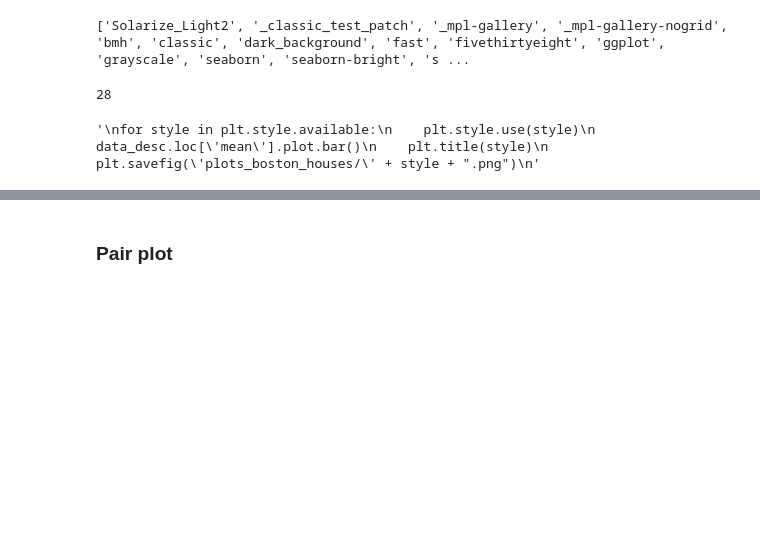
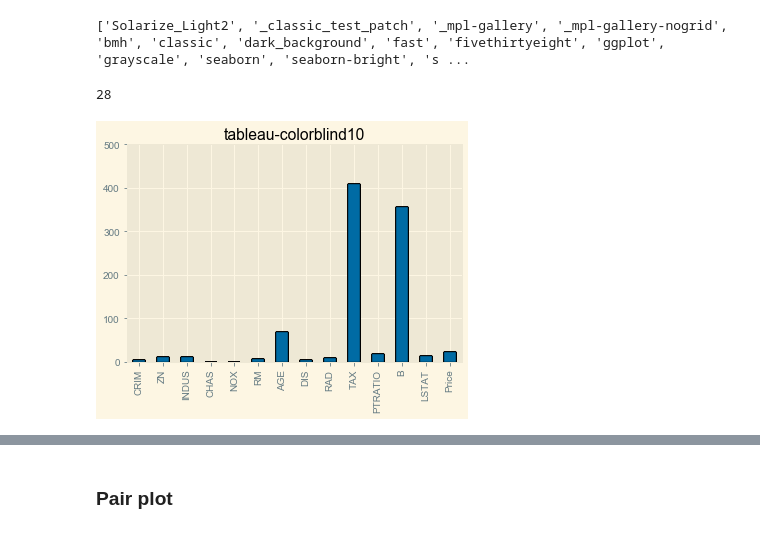
Before and after one commit to caiquemiranda/data-visualization-python, a Jupyter notebook: 09-analysis-visualization-boston-housing-data.ipynb, the cells around one changed output, grey strips where cells are left out. Cells and saved outputs as stored; diff of their text form; code cells hidden in the pictures; blank space fills up the shorter version.

Commit message:
boston-house-viz

```diff
--- a/09-analysis-visualization-boston-housing-data.ipynb
+++ b/09-analysis-visualization-boston-housing-data.ipynb
@@ -198,15 +198,14 @@ len(plt.style.available)
 # chose style
 # %%
 # viz styles plots
-'''
+
 for style in plt.style.available:
     plt.style.use(style)
     data_desc.loc['mean'].plot.bar()
     plt.title(style)
     plt.savefig('plots_boston_houses/' + style + ".png")
-'''
 # %% [output]
-'\nfor style in plt.style.available:\n    plt.style.use(style)\n    data_desc.loc[\'mean\'].plot.bar()\n    plt.title(style)\n    plt.savefig(\'plots_boston_houses/\' + style + ".png")\n'
+[figure, added]
 # %%
 plt.style.use('ggplot')
 data_desc.loc['mean'].plot.bar();
```
Also changed, not shown: parts of 37 cells of this notebook, 28 other files.
